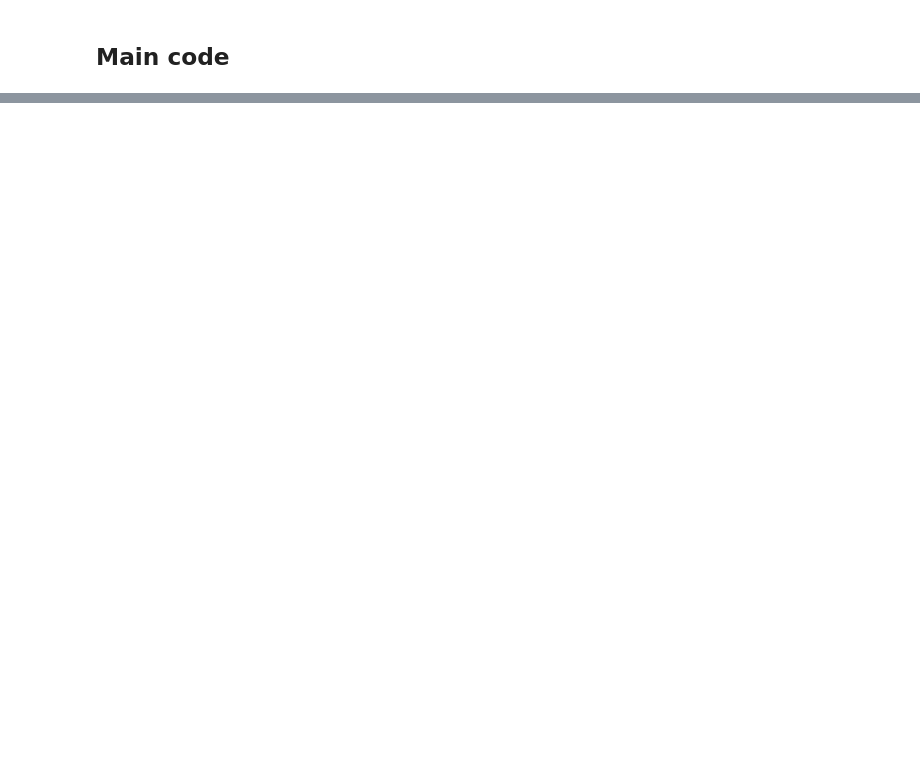
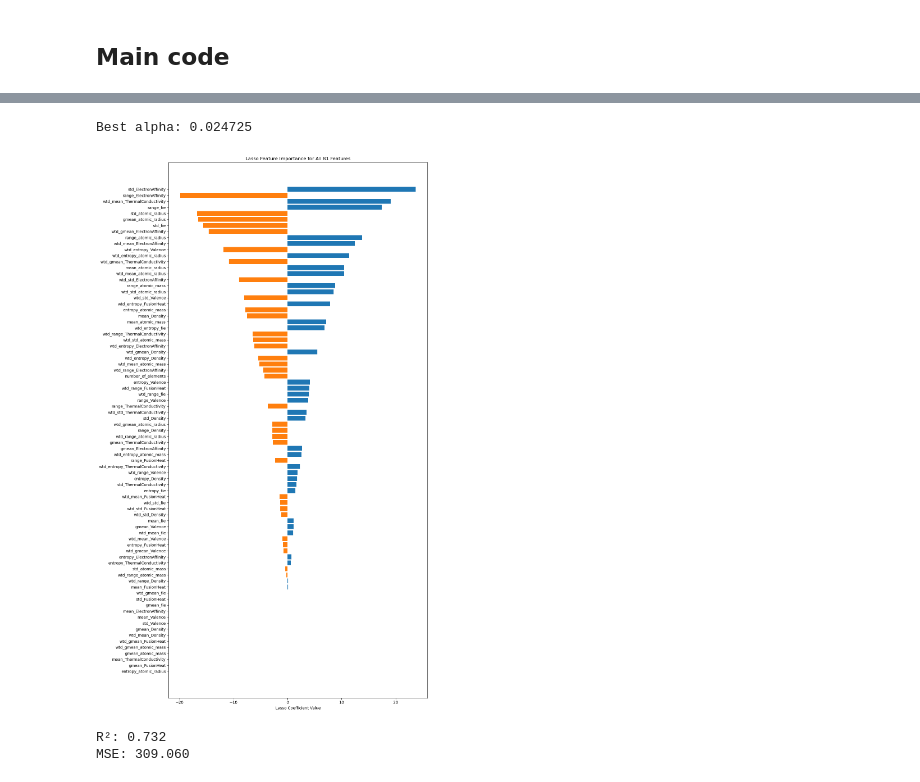
Before and after one commit to tonnesen/Superconductor-ML-regression, a Jupyter notebook: Superconductor data regression.ipynb, the cells around one changed output, grey strips where cells are left out. Cells and saved outputs as stored; diff of their text form; code cells hidden in the pictures; blank space fills up the shorter version.

```diff
--- a/Superconductor data regression.ipynb
+++ b/Superconductor data regression.ipynb
@@ -28,14 +42,15 @@ from sklearn import metrics
 # maximize display of dataframe columns
 pd.set_option('display.max_columns', None)
 # %%
-file = './train.csv' # path to the data file
+
+
+file = r"C:\Users\pchtc\.cache\kagglehub\datasets\tunguz\superconductivty-data-data-set\versions\1\train.csv"
 
 with open(file, 'r') as f:
     reader = csv.reader(f)
     labels = next(reader)
     data = [row for row in reader]
 
-# Convert data to DataFrame for easier handling
 df = pd.DataFrame(data, columns=labels)
 # %%
 df.head()
@@ -47,8 +62,68 @@ df.head()
 | 3 | 4 | 88.9444675 | 57.8739670714286 | 66.3615924315719 | 36.1195603503211 | ... |
 | 4 | 4 | 88.9444675 | 57.8401427142857 | 66.3615924315719 | 36.1107157375382 | ... |
 # %%
-target = 'critical_temp'
-features = [col for col in df.columns if col != target]
+import pandas as pd
+import matplotlib.pyplot as plt
+from sklearn.model_selection import train_test_split
+from sklearn.preprocessing import StandardScaler
+from sklearn.linear_model import LassoCV
 
-X = df[features].astype(float) # Features
-y = df[target].astype(float) # Targets
+# Load dataset
+path = r"C:\Users\pchtc\.cache\kagglehub\datasets\tunguz\superconductivty-data-data-set\versions\1\train.csv"
+df = pd.read_csv(path)
+
+# Separate features and target
+X = df.drop('critical_temp', axis=1)
+y = df['critical_temp']
+
+# Split into training and test sets
+X_train, X_test, y_train, y_test = train_test_split(
+    X, y, test_size=0.2, random_state=42
+)
+
+# Standardize features
+scaler = StandardScaler()
+X_train_scaled = scaler.fit_transform(X_train)
+X_test_scaled = scaler.transform(X_test)
+
+# Fit Lasso with cross-validation
+lasso = LassoCV(cv=5, random_state=42)
+lasso.fit(X_train_scaled, y_train)
+
+print(f"Best alpha: {lasso.alpha_:.6f}")
+
+# Create DataFrame of coefficients
+coef_df = pd.DataFrame({
+    'Feature': X.columns,
+    'Coefficient': lasso.coef_
+})
+
+# Sort by coefficient magnitude
+coef_df['abs_coef'] = coef_df['Coefficient'].abs()
+coef_df_sorted = coef_df.sort_values(by='abs_coef', ascending=True)
+
+# Plot all 81 features
+plt.figure(figsize=(12, 20))
+colors = ['#1f77b4' if c > 0 else '#ff7f0e' for c in coef_df_sorted['Coefficient']]
+plt.barh(coef_df_sorted['Feature'], coef_df_sorted['Coefficient'], color=colors)
+
+plt.xlabel("Lasso Coefficient Value")
+plt.title("Lasso Feature Importance for All 81 Features")
+plt.tight_layout()
+plt.show()
+print("\nTop 15 Features by Absolute Coefficient:")
+print(coef_df_sorted.tail(15))
+# %% [output]
+Best alpha: 0.024725
+[figure, added]
+# %%
+from sklearn.metrics import r2_score, mean_squared_error
+
+y_pred = lasso.predict(X_test_scaled)
+r2 = r2_score(y_test, y_pred)
+mse = mean_squared_error(y_test, y_pred)
+print(f"R²: {r2:.3f}")
+print(f"MSE: {mse:.3f}")
+# %% [output]
+R²: 0.732
+MSE: 309.060
```
Also changed, not shown: parts of 7 cells of this notebook.
